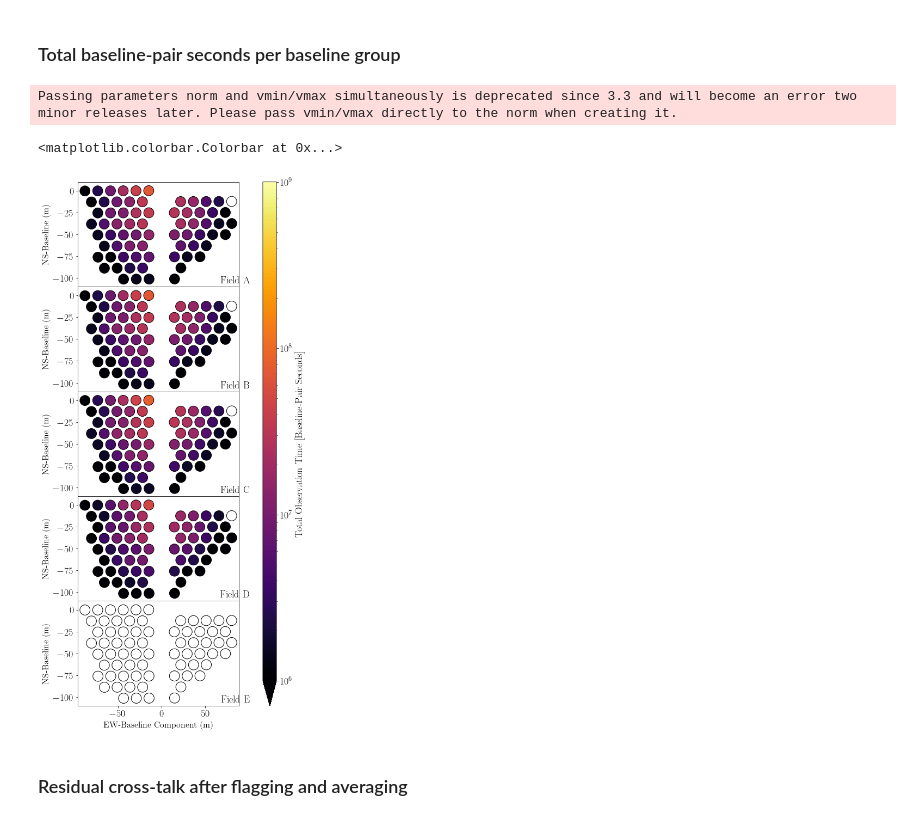
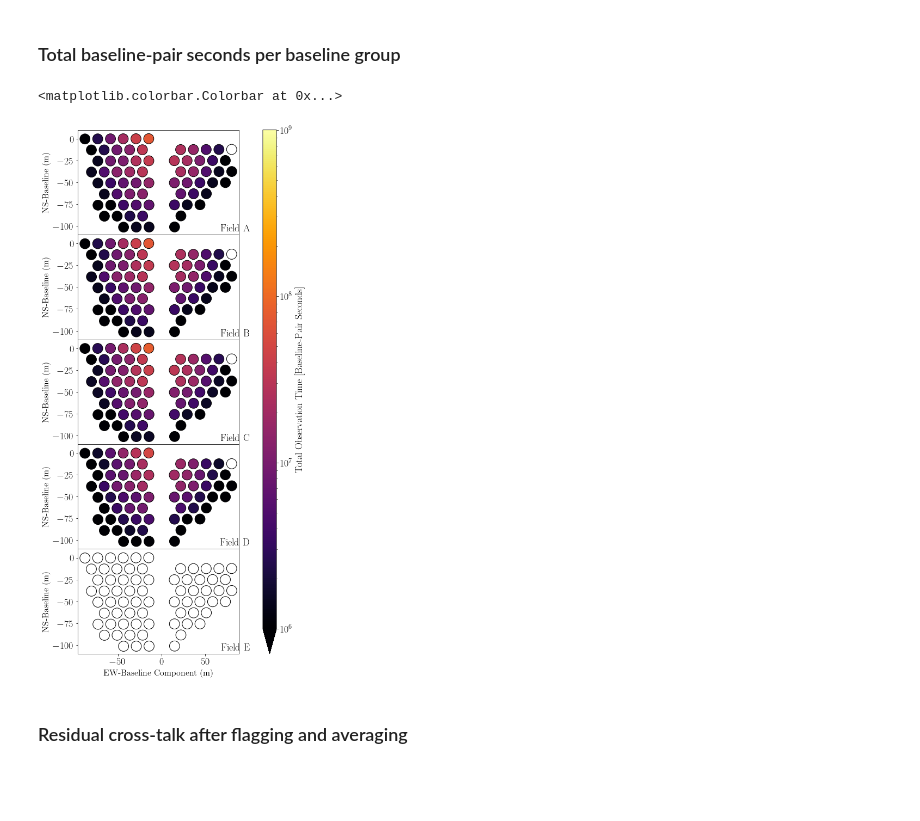
Before and after one commit to HERA-Team/H1C_IDR3_Power_Spectra, a Jupyter notebook: Epoch_0_Power_Spectra/H1C_IDR3_Power_Spectra_Epoch_0.ipynb, the cells around one changed output. Cells and saved outputs as stored; diff of their text form; code cells hidden in the pictures; blank space fills up the shorter version.

```diff
--- a/Epoch_0_Power_Spectra/H1C_IDR3_Power_Spectra_Epoch_0.ipynb
+++ b/Epoch_0_Power_Spectra/H1C_IDR3_Power_Spectra_Epoch_0.ipynb
@@ -802,31 +801,30 @@ Mean of empty slice
 # %%
 fig, axes = plt.subplots(len(lstcuts),1, figsize=(7,14.5), sharex=True, gridspec_kw={'hspace': 0})
 
 for i, lstcut in enumerate(lstcuts):
     ax = axes.flatten()[i]
     blvecs = np.array([blvec for blvec in uvp_tk_ravg.get_blpair_blvecs()])
     int_times = np.array([])
     for n, (blp, blvec) in enumerate(zip(uvp_tk_ravg.get_blpairs(), uvp_tk_ravg.get_blpair_blvecs())):
         key=(spw, blp, ('pI', 'pI'))
         int_times = np.append(int_times, field_int_times[key][lstcut])
-    scatter = ax.scatter(blvecs[:,0], blvecs[:,1], c=int_times, s=350, cmap='inferno', edgecolors='k', norm=matplotlib.colors.LogNorm(), vmin=1e6, vmax=1e9)
+    scatter = ax.scatter(blvecs[:,0], blvecs[:,1], c=int_times, s=350, cmap='inferno', edgecolors='k', norm=matplotlib.colors.LogNorm(vmin=1e6, vmax=1e9))
     ax.set_aspect('equal')
     ax.set_ylim([-110, 10])
     if i == (len(lstcuts) - 1):
         ax.set_xlabel('EW-Baseline Component (m)', fontsize=16)
 
     ax.set_ylabel('NS-Baseline (m)', fontsize=16)
     ax.text(101, -103, f'Field {"ABCDEFGHIJ"[i]}', va='center', ha='right')#, bbox=dict(facecolor='w', alpha=0.8))
 plt.tight_layout()
 
 fig.subplots_adjust(right=0.8)
 cbar_ax = fig.add_axes([0.8, axes[-1].get_position().extents[1], 0.05,
                         axes[0].get_position().extents[-1] - axes[-1].get_position().extents[1]])
 fig.colorbar(scatter, cax=cbar_ax, label='Total Observation Time [Baseline-Pair Seconds]', extend='min')
 # %% [output]
-Passing parameters norm and vmin/vmax simultaneously is deprecated since 3.3 and will become an error two minor releases later. Please pass vmin/vmax directly to the norm when creating it.
+<matplotlib.colorbar.Colorbar at 0x...>
-<matplotlib.colorbar.Colorbar at 0x...>
-[figure, old version]
+[figure, new version]
 # %% [markdown]
 ### Residual cross-talk after flagging and averaging
 # %%
```
Also changed, not shown: parts of 9 cells of this notebook.
